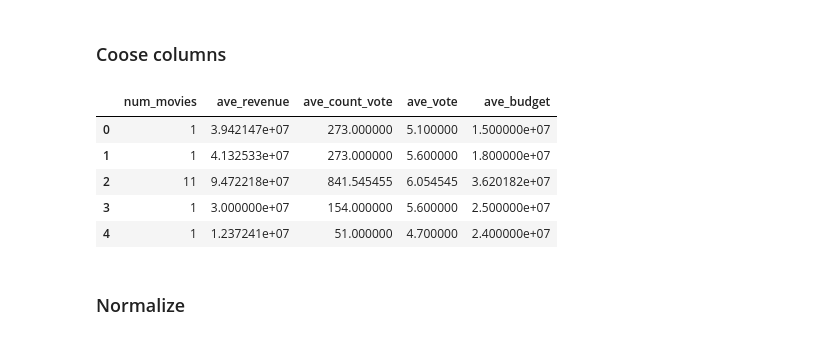
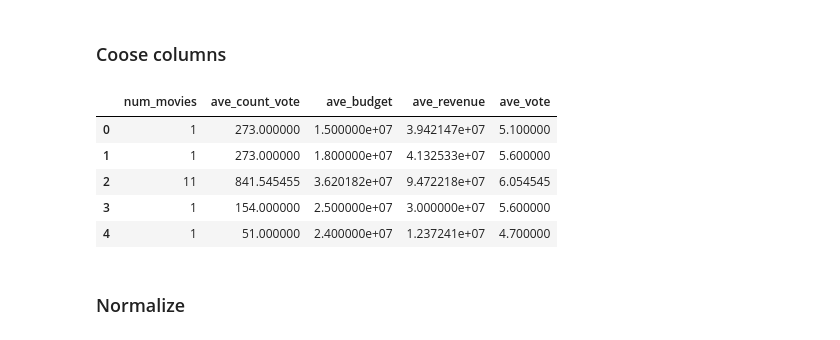
Before and after one commit to nastazya/Movies-analytics, a Jupyter notebook: clustering.ipynb, the cells around one changed output. Saved outputs shown, nothing was run; the diff lists cells and outputs as text; code cells hidden in the pictures.

```diff
--- a/clustering.ipynb
+++ b/clustering.ipynb
@@ -348,20 +336,20 @@ df_act.head(20)
 # %%
 # ['num_movies', 'ave_revenue', 'sum_revenue', 'ave_count_vote', 'sum_count_vote', 'ave_vote', 'sum_ave_votes', 'ave_budget', 'sum_budget']
 # ['num_movies', 'ave_revenue', 'ave_count_vote', 'ave_vote', 'ave_budget']
 # analize_columns = list(df_act.columns)
 # for col in ['name','sum_revenue','sum_count_vote', 'sum_ave_votes','sum_budget']:
 #     analize_columns.remove(col)
 analize_columns = ['name', 'num_movies', 'ave_revenue', 'ave_budget', 'ave_count_vote', 'ave_vote', 'Adventure', 'Animation', 'Comedy', 'Drama', 'Family', 'Horror', 'Music', 'Science Fiction', 'Thriller']
-X_columns =  ['num_movies', 'ave_revenue', 'ave_count_vote', 'ave_vote', 'ave_budget']
+X_columns =  ['num_movies', 'ave_count_vote','ave_budget', 'ave_revenue', 'ave_vote']
 X = df_act[X_columns]
 X.head()
 # %% [output]
-|  | num_movies | ave_revenue | ave_count_vote | ave_vote | ave_budget |
-| 0 | 1 | 3.942147e+07 | 273.000000 | 5.100000 | 1.500000e+07 |
-| 1 | 1 | 4.132533e+07 | 273.000000 | 5.600000 | 1.800000e+07 |
-| 2 | 11 | 9.472218e+07 | 841.545455 | 6.054545 | 3.620182e+07 |
-| 3 | 1 | 3.000000e+07 | 154.000000 | 5.600000 | 2.500000e+07 |
-| 4 | 1 | 1.237241e+07 | 51.000000 | 4.700000 | 2.400000e+07 |
+|  | num_movies | ave_count_vote | ave_budget | ave_revenue | ave_vote |
+| 0 | 1 | 273.000000 | 1.500000e+07 | 3.942147e+07 | 5.100000 |
+| 1 | 1 | 273.000000 | 1.800000e+07 | 4.132533e+07 | 5.600000 |
+| 2 | 11 | 841.545455 | 3.620182e+07 | 9.472218e+07 | 6.054545 |
+| 3 | 1 | 154.000000 | 2.500000e+07 | 3.000000e+07 | 5.600000 |
+| 4 | 1 | 51.000000 | 2.400000e+07 | 1.237241e+07 | 4.700000 |
 # %% [markdown]
 ### Normalize
 # %%
```
Also changed, not shown: parts of 17 cells of this notebook.
